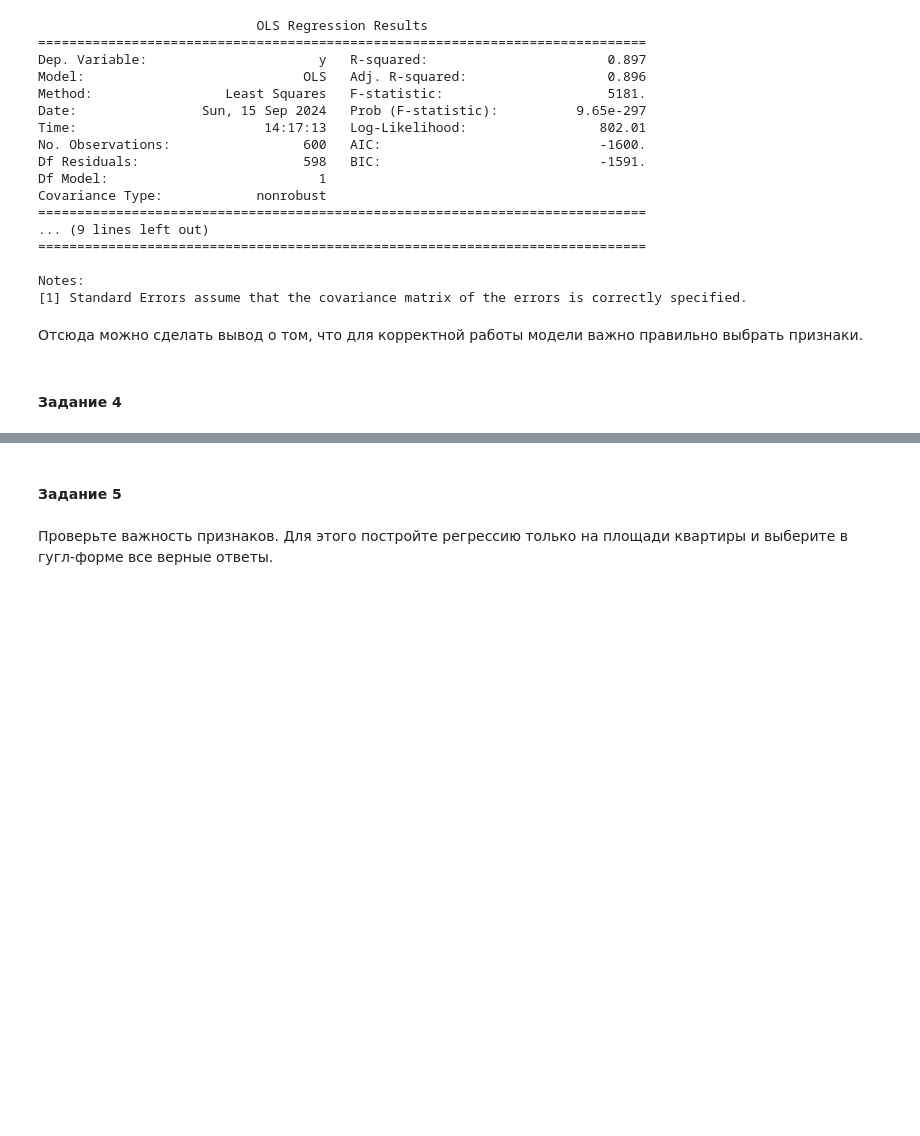
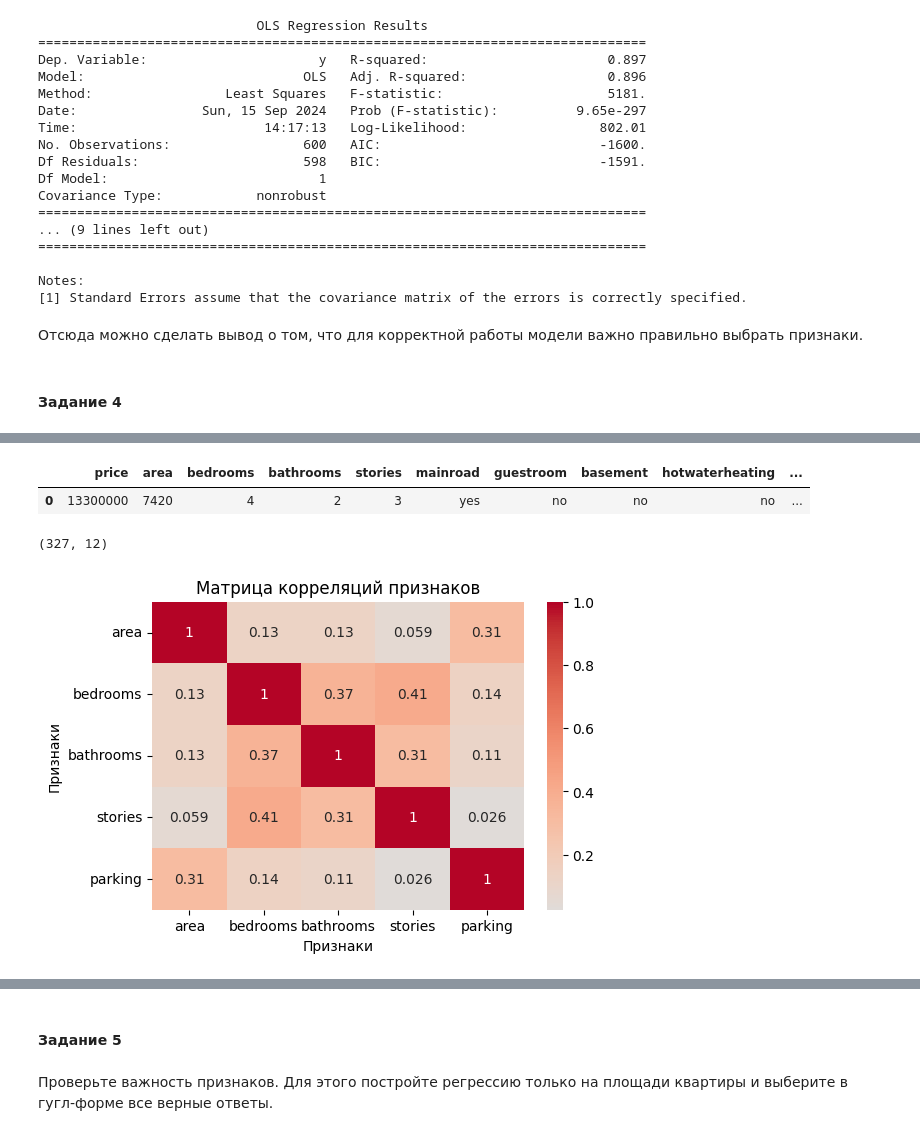
Before and after one commit to NekryachAlex/mlcourse_home_tasks, a Jupyter notebook: assignment1/Домашнее задание. Версия для студентов (с пропусками).ipynb, the cells around one changed output, grey strips where cells are left out. Drawn from its saved outputs; the diff is of its cells as text; code cells hidden in the pictures; blank space fills up the shorter version.

```diff
--- a/assignment1/Домашнее задание. Версия для студентов (с пропусками).ipynb
+++ b/assignment1/Домашнее задание. Версия для студентов (с пропусками).ipynb
@@ -440,12 +449,21 @@ Notes:
 # %%
 # Снова считайте данные из файла house_prices.csv
-data = # ваш код здесь
+data = pd.read_csv("house_prices.csv")
+# %%
+data.head(1)
+# %% [output]
+|  | price | area | bedrooms | bathrooms | stories | mainroad | guestroom | basement | hotwaterheating | ... |
+| 0 | 13300000 | 7420 | 4 | 2 | 3 | yes | no | no | no | ... |
 # %%
 # Создайте списки категориальных и количественных переменных
-var_categorical = # ваш код здесь
-var_numeric = # ваш код здесь
+var_categorical = data.select_dtypes(include = "O").columns.values
+var_numeric = data.select_dtypes(include = np.number).columns.values
 # %%
 # Разделите данные на тренировочную и тестовую выборки. ВАЖНО: здесь и везде далее, где это возможно, указывать параметр random_state=RANDOM_STATE.
 # Размер тестовой выборки 0.4, перемешивание данных должно быть включено (параметр shuffle)
-X, y = # ваш код здесь
-X_train, X_test, y_train, y_test = # ваш код здесь
+X, y = data.drop(columns = "price"), data["price"]
+X_train, X_test, y_train, y_test = train_test_split(X, y, test_size=0.4, shuffle=True, random_state=RANDOM_STATE)
+# %%
+X_train.shape
+# %% [output]
+(327, 12)
@@ -452,10 +473,13 @@ X_train, X_test, y_train, y_test = # ваш код здесь
 # %%
 # Построить матрицу корреляций
-corr_matrix = # ваш код здесь
+var_numeric = np.delete(var_numeric, np.where(var_numeric == 'price'))
+corr_matrix = X_train[np.delete(var_numeric, np.where(var_numeric == 'price'))].corr()
 
 plt.figure(figsize=(6, 4))
 sns.heatmap(corr_matrix, cmap='coolwarm', center=0, annot=True)
 plt.title('Матрица корреляций признаков')
 plt.xlabel('Признаки')
 plt.ylabel('Признаки')
 plt.show()
+# %% [output]
+[figure, added]
```
Also changed, not shown: parts of 13 cells of this notebook.
